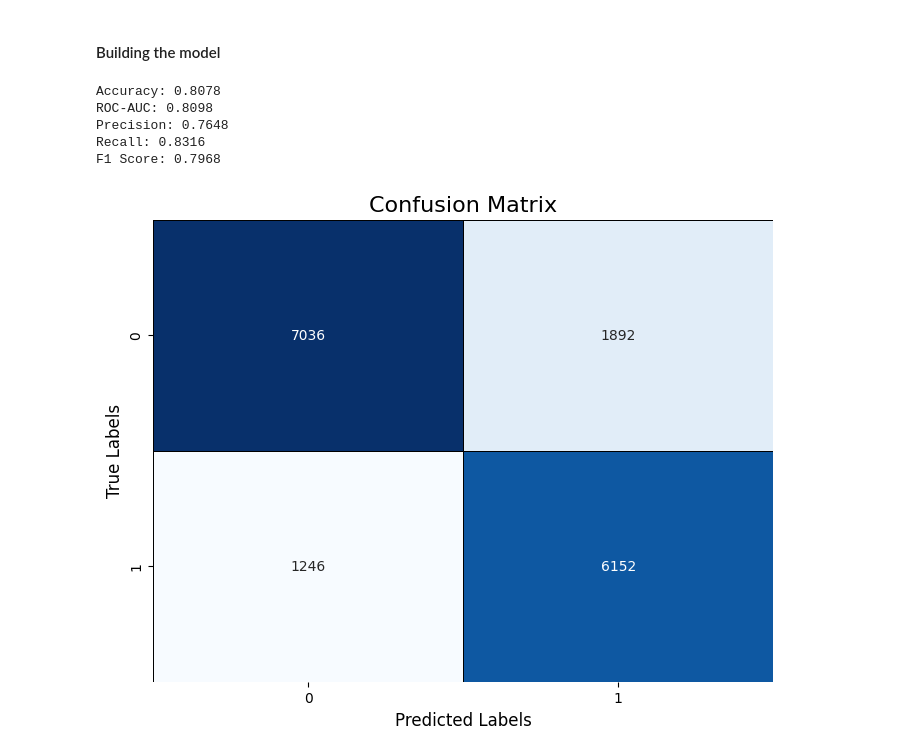
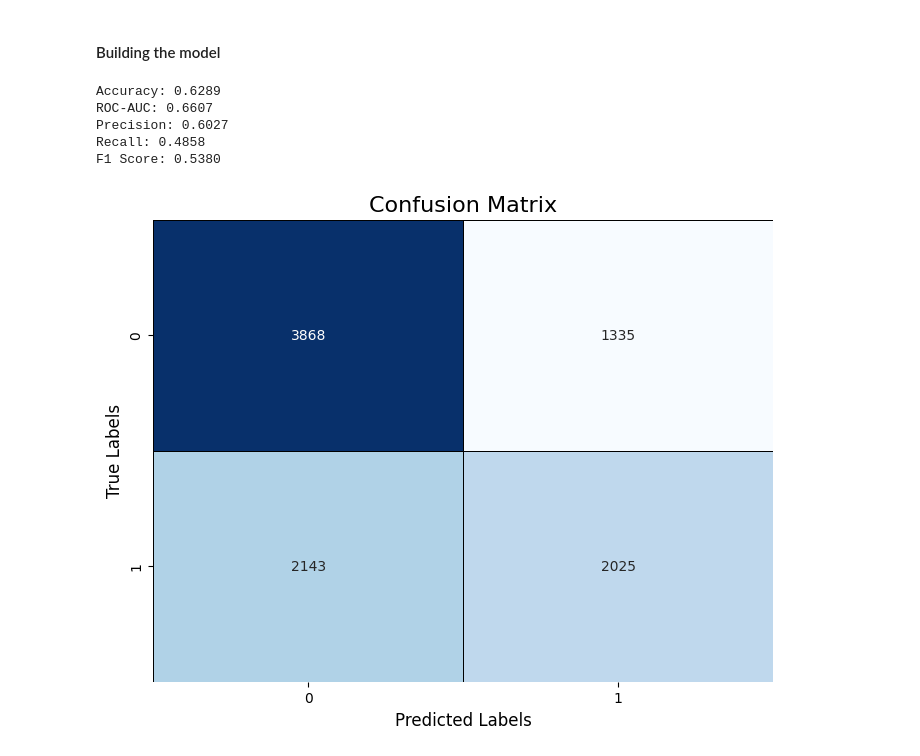
Before and after one commit to DivergenceTheorem/project-free-target, a Jupyter notebook: main.ipynb, the cells around one changed output. Drawn from its saved outputs; the diff is of its cells as text; code cells hidden in the pictures.

```diff
--- a/main.ipynb
+++ b/main.ipynb
@@ -326,4 +323,5 @@ Assign the number of children accordingly & remove the outliers.
 # %%
+data['attr__chld__cnt'] = data['attr__chld__cnt'].replace(-1, np.nan)
 data['attr__chld__cnt'] = data[data['attr__chld__cnt'] < 10]['attr__chld__cnt']
 
 median_age = data.drop_duplicates(subset=['contract_number', 'attr__chld__cnt'])['attr__chld__cnt'].median()
@@ -369,0 +374,17 @@ sampled_df[['contract_number', 'notificationname', 'is_reduced', 'sequence_statu
+# %%
+from sklearn.model_selection import GroupShuffleSplit
+
+n_first_actions = 5
+
+seq_size = data.groupby('sequence_index')['notificationname'].transform('size')
+data_model = data[seq_size >= n_first_actions].groupby('sequence_index').head(n_first_actions)
+data_model = data_model.drop(columns=['sequence_length'])
+
+contract_of_sequence = data_model.groupby('sequence_index')['contract_number'].first()
+
+def group_split(X, y, groups, test_size=0.2, random_state=42):
+    splitter = GroupShuffleSplit(n_splits=1, test_size=test_size, random_state=random_state)
+    train_idx, test_idx = next(splitter.split(X, y, groups))
+    return X.iloc[train_idx], X.iloc[test_idx], y.iloc[train_idx], y.iloc[test_idx]
+
+data_model.groupby('sequence_index')['sequence_status'].first().value_counts()
@@ -640,7 +666,7 @@ F1 Score: 0.5053
 # %% [markdown]
 ### 5.3 Random Forest
 # %%
-data_random_forest = data.copy()
+data_random_forest = data_model.copy()
 # %%
 data_random_forest['is_reduced'] = data_random_forest['is_reduced'].shift(-1).fillna(0)
 data_random_forest['sequence_status'] = data_random_forest['sequence_status'].map({'Incomplete': 0, 'Complete': 1})
@@ -663,6 +689,8 @@ features = data_random_forest.groupby('sequence_index').first().drop(columns=['n
                                                                          ])
 
 final_data = pd.concat([pivoted_data, features], axis=1).reset_index()
+groups = final_data['sequence_index'].map(contract_of_sequence)
+final_data = final_data.drop(columns=['sequence_index'])
 
 label_encoder = LabelEncoder()
 
@@ -678,42 +706,42 @@ X = final_data.drop(columns=["sequence_status"])
 
 y = final_data["sequence_status"]
 
-X_train, X_test, y_train, y_test = train_test_split(X, y, test_size=0.2, random_state=42)
+X_train, X_test, y_train, y_test = group_split(X, y, groups)
 
 rf_clf = RandomForestClassifier(n_estimators=100, random_state=42)  # n_estimators is the number of trees
 rf_clf.fit(X_train, y_train)
 
 y_pred = rf_clf.predict(X_test) # for classification
 
 accuracy = accuracy_score(y_test, y_pred)
 precision = precision_score(y_test, y_pred)
 recall = recall_score(y_test, y_pred)
 f1 = f1_score(y_test, y_pred)
-roc_auc = roc_auc_score(y_test, y_pred)
+roc_auc = roc_auc_score(y_test, rf_clf.predict_proba(X_test)[:, 1])
 
 print(f"Accuracy: {accuracy:.4f}")
 print(f"ROC-AUC: {roc_auc:.4f}")
 print(f"Precision: {precision:.4f}")
 print(f"Recall: {recall:.4f}")
 print(f"F1 Score: {f1:.4f}")
 
 cm = confusion_matrix(y_test, y_pred)
 
 # confusion matrix
 plt.figure(figsize=(8, 6))
 sns.heatmap(cm, annot=True, fmt='d', cmap='Blues', cbar=False, linewidths=0.5, linecolor='black')
 
 # labels and titles
 plt.title('Confusion Matrix', fontsize=16)
 plt.xlabel('Predicted Labels', fontsize=12)
 plt.ylabel('True Labels', fontsize=12)
 
 # displaying the plot
 plt.show()
 # %% [output]
-Accuracy: 0.8078
-ROC-AUC: 0.8098
-Precision: 0.7648
-Recall: 0.8316
-F1 Score: 0.7968
+Accuracy: 0.6289
+ROC-AUC: 0.6607
+Precision: 0.6027
+Recall: 0.4858
+F1 Score: 0.5380
-[figure, old version]
+[figure, new version]
```
Also changed, not shown: parts of 22 cells of this notebook.
